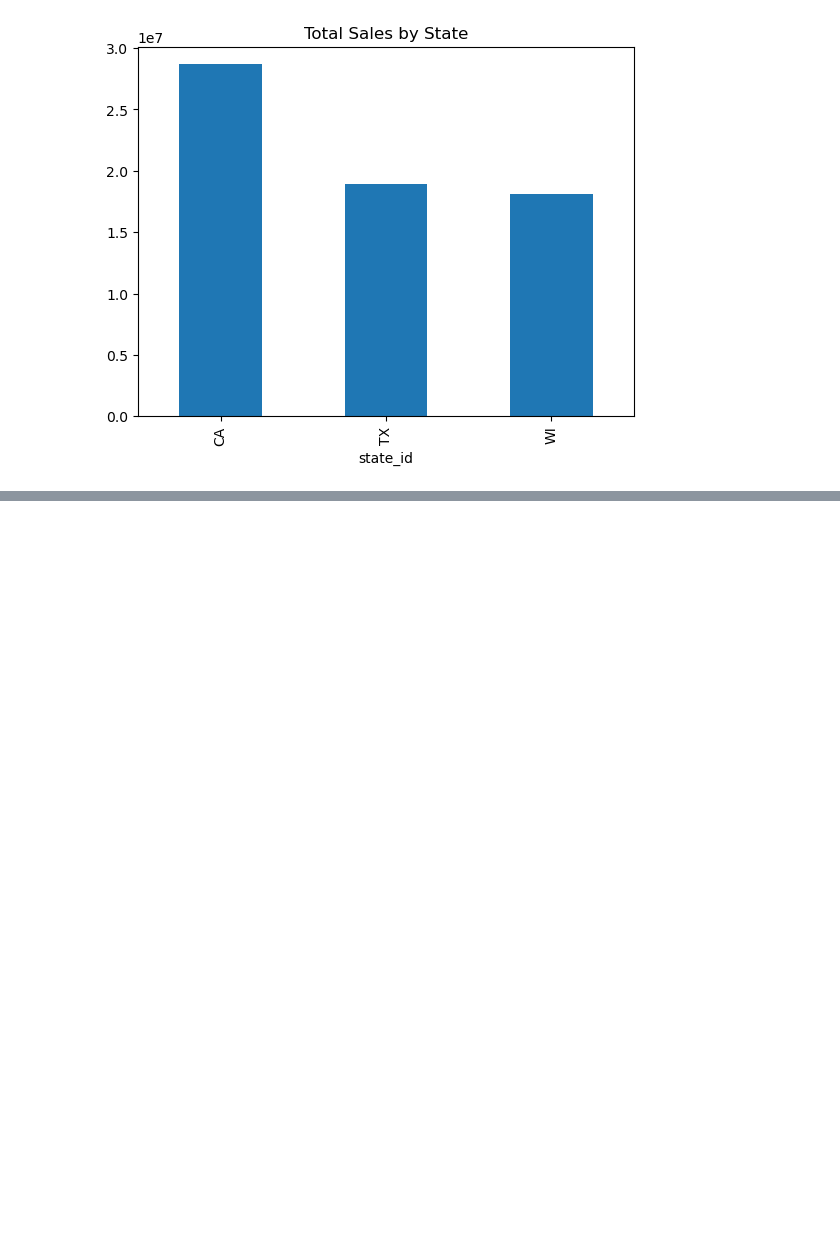
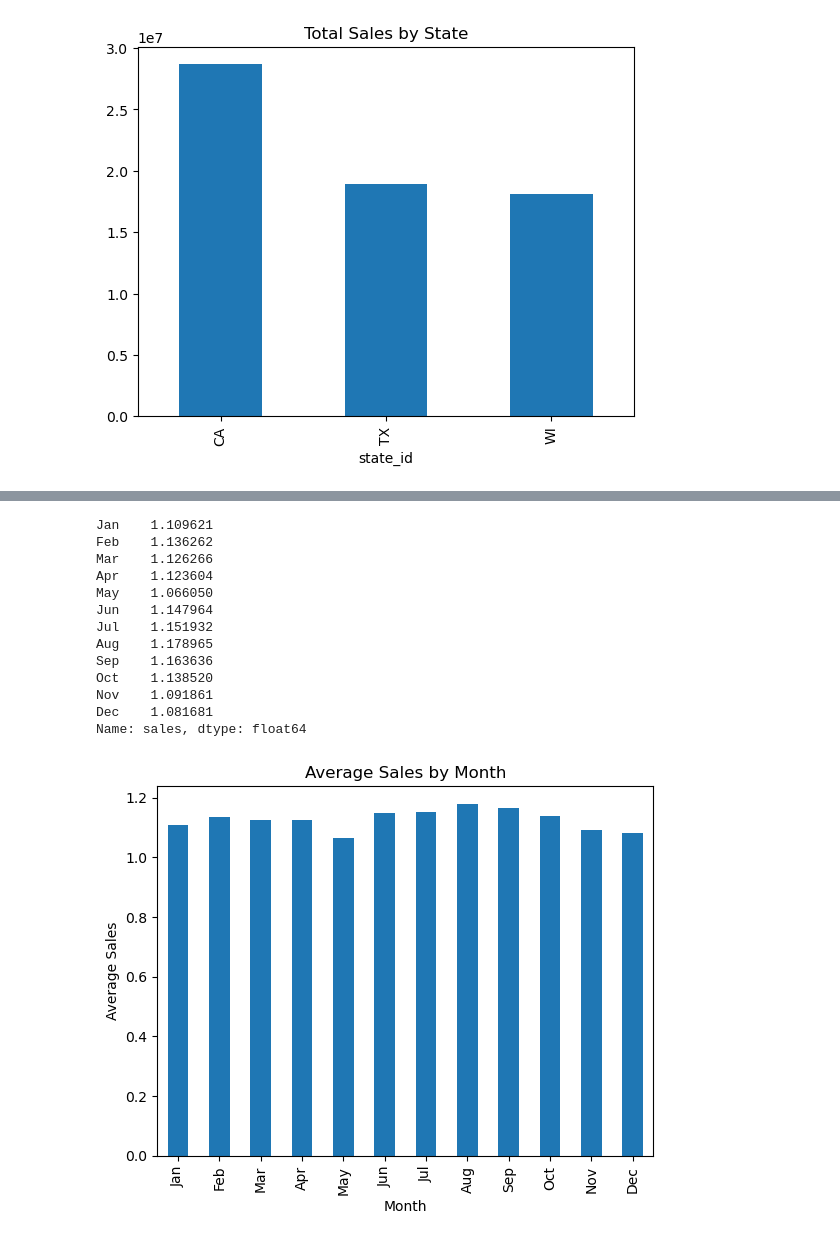
Before and after one commit to tom666d/Predictive-Analytics-Project, a Jupyter notebook: notebooks/Tom-EDA.ipynb, the cells around one changed output, grey strips where cells are left out. Drawn from its saved outputs; the diff is of its cells as text; code cells hidden in the pictures; blank space fills up the shorter version.

```diff
--- a/notebooks/Tom-EDA.ipynb
+++ b/notebooks/Tom-EDA.ipynb
@@ -179,0 +297,8 @@ plt.show()
+# %%
+# The zero ratio by category.
+sales['cat_id'] = sales['id'].str.split('_').str[:2].str.join('_')
+
+for cat in sales['cat_id'].unique():
+    cat_data = sales[sales['cat_id'] == cat][day_cols]
+    zero_ratio = (cat_data == 0).sum().sum() / cat_data.size
+    print(f'{cat}: {zero_ratio:.2%}')
@@ -179,0 +313,36 @@ plt.show()
+# %%
+# Compare the sales across months.
+sales_melted = sales[['id'] + day_cols].melt(
+    id_vars='id', var_name='d', value_name='sales'
+)
+sales_melted = sales_melted.merge(calendar[['d', 'month', 'year']], on='d')
+
+
+monthly = sales_melted.groupby('month')['sales'].mean()
+
+month_names = ['Jan', 'Feb', 'Mar', 'Apr', 'May', 'Jun',
+               'Jul', 'Aug', 'Sep', 'Oct', 'Nov', 'Dec']
+monthly.index = month_names
+
+print(monthly)
+
+# 畫圖
+monthly.plot(kind='bar', title='Average Sales by Month')
+plt.xlabel('Month')
+plt.ylabel('Average Sales')
+plt.show()
+# %% [output]
+Jan    1.109621
+Feb    1.136262
+Mar    1.126266
+Apr    1.123604
+May    1.066050
+Jun    1.147964
+Jul    1.151932
+Aug    1.178965
+Sep    1.163636
+Oct    1.138520
+Nov    1.091861
+Dec    1.081681
+Name: sales, dtype: float64
+[figure, added]
```
Also changed, not shown: parts of 8 cells of this notebook.
